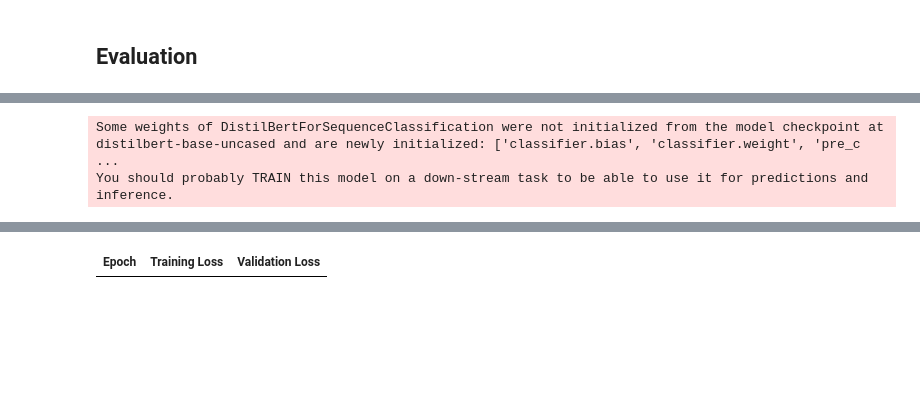
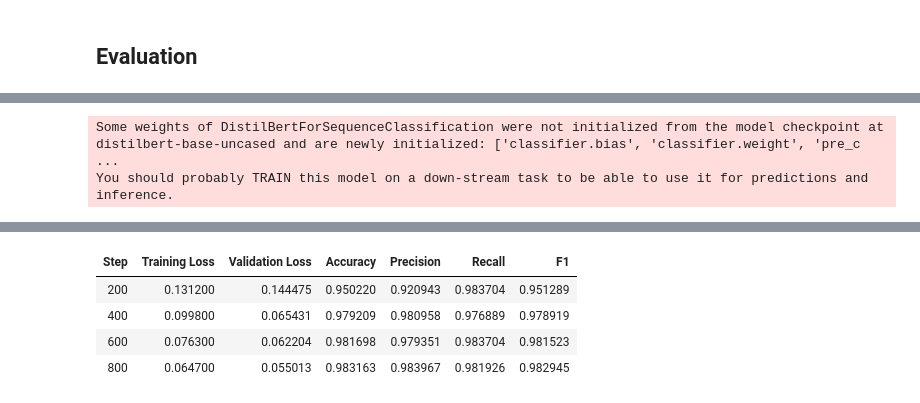
Before and after one commit to netknowledge/LLM_summarization, a Jupyter notebook: evaluation/predict_task/predict.ipynb, the cells around one changed output, grey strips where cells are left out. Cells and saved outputs as stored; diff of their text form; code cells hidden in the pictures; blank space fills up the shorter version.

```diff
--- a/evaluation/predict_task/predict.ipynb
+++ b/evaluation/predict_task/predict.ipynb
@@ -5,11 +5,11 @@ import pandas as pd
 from pathlib import Path
 home = Path.home()
 
-models = ['deepseek_v3', 'gemma3', 'llama4', 'qwq', 'qwen3']
-# models = ['deepseek_v3', 'gemma3', 'llama4']
+# models = ['deepseek_v3', 'gemma3', 'llama4', 'qwq', 'qwen3']
+models = ['deepseek_v3', 'gemma3', 'llama4', 'qwq']
 
-suffixes = None
-# suffixes = '_sent_shuffle'
+# suffixes = None
+suffixes = '_sent_shuffle'
 # suffixes = '_tail'
 if suffixes is not None:
     csv_files = [home / f'projects/TLDR/data/paper_html_10.1038/abs_annotation/generated_annotations/{model}_TLDR{suffixes}.txt' for model in models]
@@ -53,9 +47,9 @@ with open(home / "projects/TLDR/data/doi_mag_pid_dict.pkl", "rb") as f:
     doi_mag_pid_dict = pickle.load(f)
     print("doi_mag_pid_dict loaded.")
 
-df['mag_pid'] = df['abs_doi'].map(doi_mag_pid_dict)
+df['mag_pid'] = df['doi'].map(doi_mag_pid_dict)
 df = df.dropna(subset=['mag_pid'])
-df.loc[:, 'mag_pid'] = df['mag_pid'].parallel_apply(lambda x: x.split(';')[0] if isinstance(x, str) else x)
+df.loc[:, 'mag_pid'] = df['mag_pid'].apply(lambda x: x.split(';')[0] if isinstance(x, str) else x)
 df.loc[:, 'mag_pid'] = df['mag_pid'].astype(int)
 display(df)
 # %% [output]
@@ -78,5 +71,5 @@ VBox(children=(HBox(children=(IntProgress(value=0, description='0.00%', max=3478
 # %%
-MAG_paper_df = pd.read_parquet('/home/lyuzhuoqi/projects/TLDR/data/MAG_paper.parquet')
+MAG_paper_df = pd.read_parquet(home / 'projects/TLDR/data/MAG_paper.parquet')
 df = df.merge(MAG_paper_df[['VenueID', 'Year']], left_on='mag_pid', right_index=True, how='inner')
 df.rename(columns={'VenueID': 'mag_vid', 'Year': 'year'}, inplace=True)
 display(df)
@@ -205,7 +184,8 @@ class ProgressHashingVectorizer(HashingVectorizer):
             return super().transform(wrapped_X)
         return super().transform(X)
 
-text_features = ['abstract', 'annotation', 'deepseek_v3', 'qwen3','gemma3', 'llama4', 'qwq']
+# text_features = ['abstract', 'annotation', 'deepseek_v3', 'qwen3','gemma3', 'llama4', 'qwq']
+text_features = ['abstract', 'annotation'] + models
 y = (df['p2v_label'] == 17).astype(int)  # 17为1，否则为0
 
 cv = StratifiedKFold(n_splits=10, shuffle=True, random_state=42)
@@ -829,11 +849,11 @@ Processing feature: llama4
 import pandas as pd
 import numpy as np
 from transformers import DistilBertTokenizerFast, DistilBertForSequenceClassification, Trainer, TrainingArguments
-from transformers import EarlyStoppingCallback
 import torch
 from sklearn.model_selection import KFold
 from sklearn.metrics import accuracy_score, precision_score, recall_score, f1_score
-from tqdm import tqdm
+import os
+import glob
 
 # 设定设备
 device = torch.device("cuda" if torch.cuda.is_available() else "cpu")
@@ -866,13 +886,26 @@ class TitlePairDataset(torch.utils.data.Dataset):
     def __len__(self):
         return len(self.labels)
 
+def get_best_checkpoint_dir(output_dir):
+    # 查找所有保存的checkpoint目录
+    checkpoint_dirs = glob.glob(os.path.join(output_dir, "checkpoint-*"))
+    if not checkpoint_dirs:
+        return None
+    # 选最大编号的checkpoint（也可以自定义选择策略）
+    best_ckpt = max(checkpoint_dirs, key=lambda x: int(x.split('-')[-1]))
+    # 检查里面是否有权重文件
+    model_files = ["model.safetensors", "pytorch_model.bin"]
+    for mf in model_files:
+        if os.path.exists(os.path.join(best_ckpt, mf)):
+            return best_ckpt
+    return None
+
 # 配置
-text_features = ['abstract', 'annotation', 'deepseek_v3', 'qwen3','gemma3', 'llama4', 'qwq']
+text_features = ['abstract', 'annotation', 'deepseek_v3', 'qwen3', 'gemma3', 'llama4', 'qwq']
 y = title_match_df['title_paired'].astype(int).values
 cv = KFold(n_splits=10, shuffle=True, random_state=42)
 results = []
 
-# tokenizer和model（可选用其它bert变体）
 model_name = 'distilbert-base-uncased'
 tokenizer = DistilBertTokenizerFast.from_pretrained(model_name)
 
@@ -885,7 +918,7 @@ for feat in text_features:
     fold_metrics = []
     for fold, (train_idx, test_idx) in enumerate(cv.split(X_title)):
         print(f"  Fold {fold+1}/10")
-        # 划分
+
         train_titles = [X_title[i] for i in train_idx]
         train_contents = [X_content[i] for i in train_idx]
         train_labels = labels[train_idx]
@@ -894,25 +927,52 @@ for feat in text_features:
         test_contents = [X_content[i] for i in test_idx]
         test_labels = labels[test_idx]
 
-        # 构造Dataset
         train_dataset = TitlePairDataset(train_titles, train_contents, train_labels, tokenizer)
         test_dataset = TitlePairDataset(test_titles, test_contents, test_labels, tokenizer)
 
-        # 每折新建模型（避免权重泄漏）
+        output_dir = home / f'projects/TLDR/evaluation/predict_task/cached_title_distilbert_{feat}' / f'fold_{fold}'
+        output_dir_str = str(output_dir)
+        best_ckpt = get_best_checkpoint_dir(output_dir_str)
+        if best_ckpt is not None:
+            print(f"    Cached model detected for {feat} fold {fold} at {best_ckpt}, loading and evaluating...")
+            model = DistilBertForSequenceClassification.from_pretrained(best_ckpt, num_labels=2).to(device)
+            trainer = Trainer(
+                model=model,
+                args=TrainingArguments(
+                    output_dir=output_dir_str,
+                    per_device_eval_batch_size=32,
+                    report_to=[],
+                    seed=42+fold
+                ),
+                eval_dataset=test_dataset,
+                compute_metrics=compute_metrics,
+            )
+            eval_result = trainer.evaluate()
+            fold_metrics.append(eval_result)
+            del model
+            torch.cuda.empty_cache()
+            continue
+
+        print(f"    No cached model found for {feat} fold {fold}, training...")
         model = DistilBertForSequenceClassification.from_pretrained(model_name, num_labels=2).to(device)
 
         training_args = TrainingArguments(
-            output_dir=home / f'projects/TLDR/evaluation/predict_task/title_tmp_distilbert_fold_{fold}',
-            num_train_epochs=2,          # 建议先用2轮，数据多可调大
+            output_dir=output_dir,
+            num_train_epochs=1,
             per_device_train_batch_size=16,
             per_device_eval_batch_size=32,
-            eval_strategy='epoch',
-            save_strategy='no',
+            eval_strategy='steps',
+            eval_steps=200,
+            save_strategy='steps',
+            save_steps=200,
+            save_total_limit=1,
             learning_rate=2e-5,
             logging_steps=50,
             report_to=[],
-            load_best_model_at_end=False,
-            seed=42+fold
+            load_best_model_at_end=True,
+            metric_for_best_model='eval_loss',
+            greater_is_better=False,
+            seed=42
         )
 
         trainer = Trainer(
@@ -927,11 +987,9 @@ for feat in text_features:
         eval_result = trainer.evaluate()
         fold_metrics.append(eval_result)
 
-        # 释放显存
         del model
         torch.cuda.empty_cache()
 
-    # 汇总
     res = {
         'feature': feat,
         'Accuracy_mean': np.mean([m['eval_accuracy'] for m in fold_metrics]),
@@ -961 +1020,5 @@ You should probably TRAIN this model on a down-stream task to be able to use it
-| Epoch | Training Loss | Validation Loss |
+| Step | Training Loss | Validation Loss | Accuracy | Precision | Recall | F1 |
+| 200 | 0.131200 | 0.144475 | 0.950220 | 0.920943 | 0.983704 | 0.951289 |
+| 400 | 0.099800 | 0.065431 | 0.979209 | 0.980958 | 0.976889 | 0.978919 |
+| 600 | 0.076300 | 0.062204 | 0.981698 | 0.979351 | 0.983704 | 0.981523 |
+| 800 | 0.064700 | 0.055013 | 0.983163 | 0.983967 | 0.981926 | 0.982945 |
```
Also changed, not shown: parts of 23 cells of this notebook, 3 other files.
